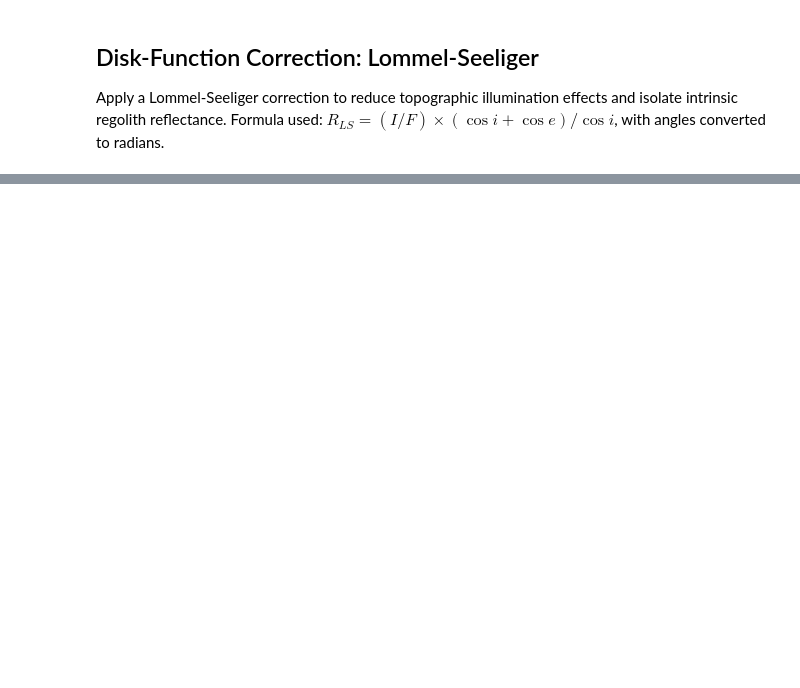
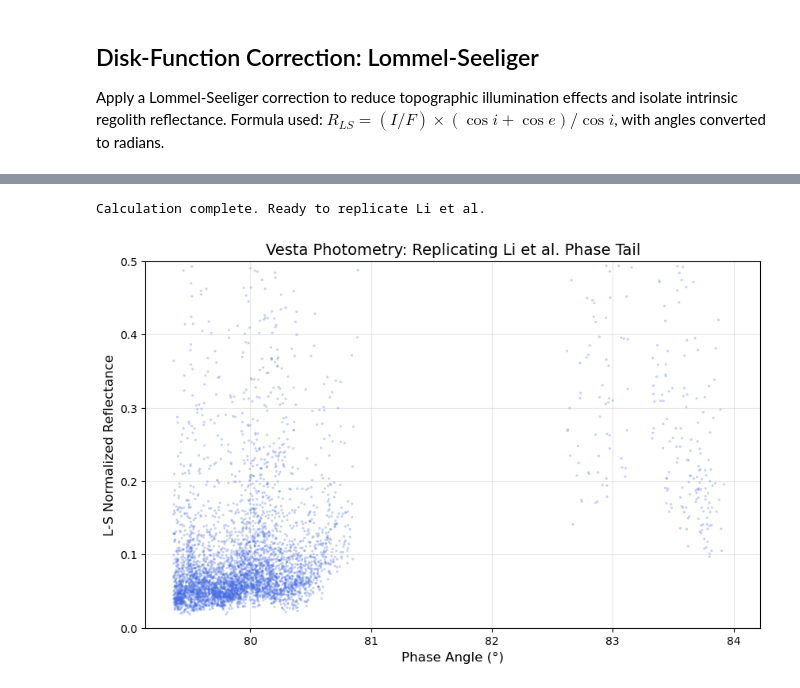
Before and after one commit to kaushikmastro/PhotometryPipeline, a Jupyter notebook: notebooks/spatial_sanity_check.ipynb, the cells around one changed output, grey strips where cells are left out. Saved outputs shown, nothing was run; the diff lists cells and outputs as text; code cells hidden in the pictures; blank space fills up the shorter version.

```diff
--- a/notebooks/spatial_sanity_check.ipynb
+++ b/notebooks/spatial_sanity_check.ipynb
@@ -440,0 +561,44 @@ print('Deep-space pixels are masked in black.')
+# %%
+# 1. Calculate the Lommel-Seeliger Disk Function
+# This corrects for the 'shape' of Vesta
+i_rad = np.radians(df_final["incidence"])
+e_rad = np.radians(df_final["emission"])
+
+mu0 = np.cos(i_rad)
+mu = np.cos(e_rad)
+
+# Disk function (Lommel-Seeliger)
+disk_func = mu0 / (mu + mu0)
+
+# 2. Apply normalization
+df_final["reflectance_ls"] = df_final["iof"] / disk_func
+
+# 3. Create a clean sample for the plot (1.0M points is too many for a plot)
+df_sample = df_final.sample(n=20000, random_state=42)
+
+print("Calculation complete. Ready to replicate Li et al.")
+# %% [output]
+Calculation complete. Ready to replicate Li et al.
+# %%
+plt.figure(figsize=(10, 6))
+
+plt.scatter(
+    df_sample["phase"],
+    df_sample["reflectance_ls"],
+    s=5,
+    alpha=0.3,
+    color="royalblue",
+    edgecolors="none",
+)
+
+plt.xlabel("Phase Angle (°)", fontsize=12)
+plt.ylabel("L-S Normalized Reflectance", fontsize=12)
+plt.title("Vesta Photometry: Replicating Li et al. Phase Tail", fontsize=14)
+plt.grid(True, alpha=0.3)
+
+# Usually Li et al. set the Y-axis to show the albedo clearly
+plt.ylim(0, 0.5)
+
+plt.show()
+# %% [output]
+[figure, added]
```
Also changed, not shown: parts of 19 cells of this notebook.
